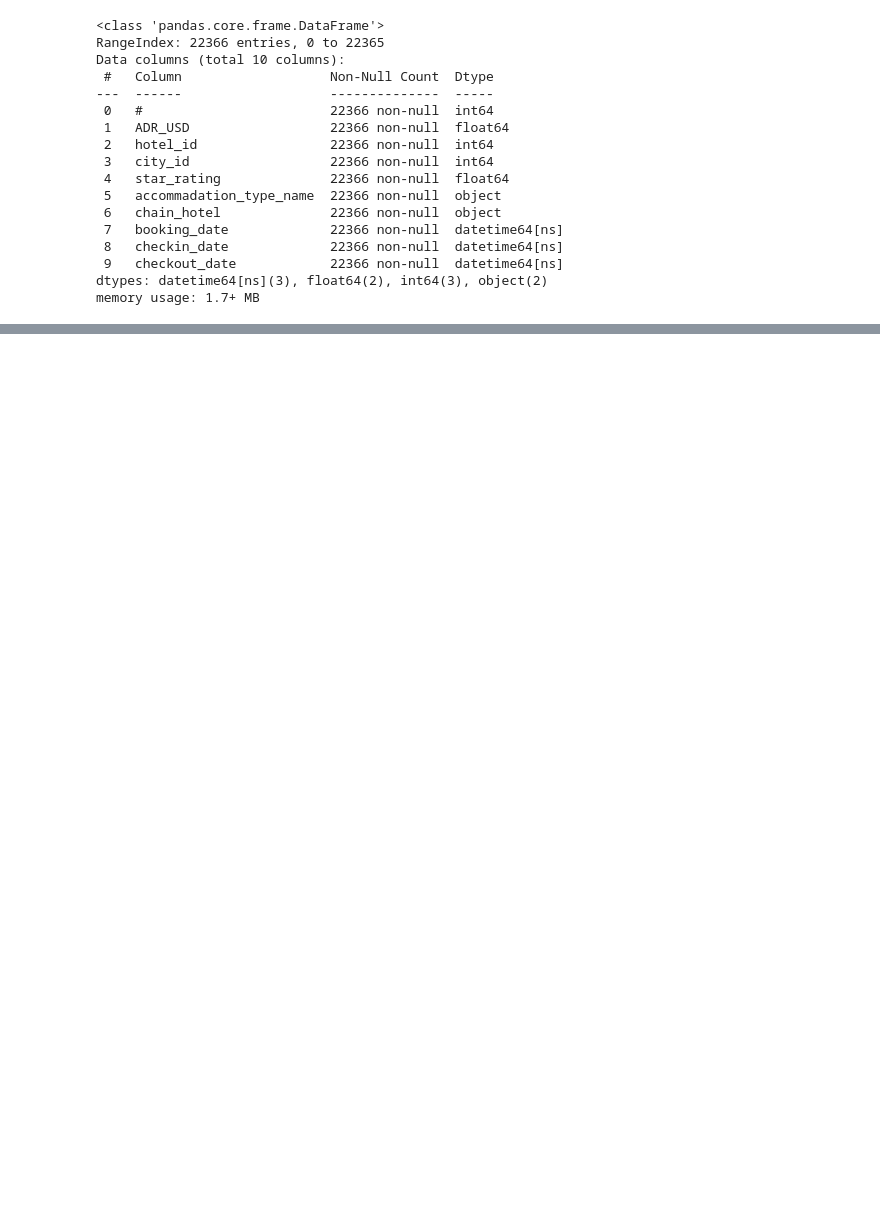
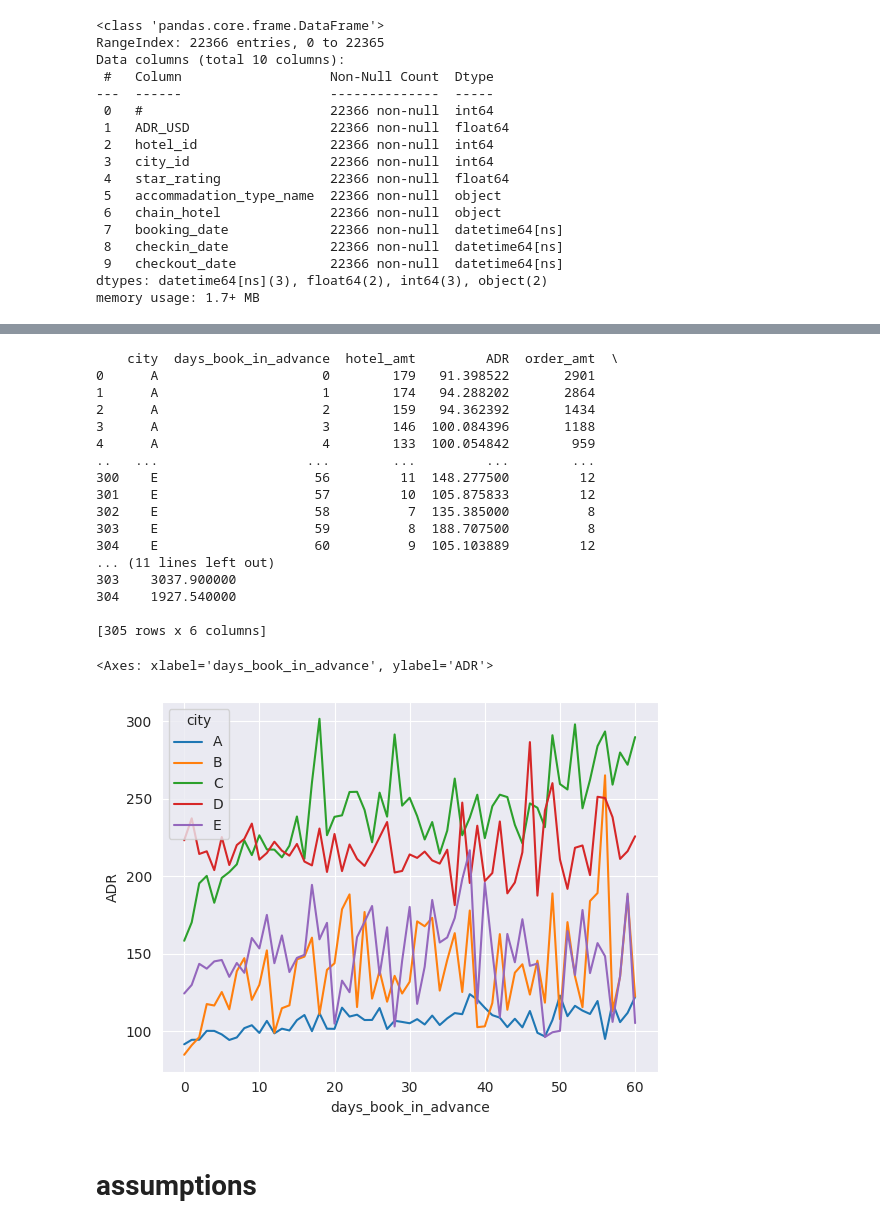
Before and after one commit to heimmer/profile, a Jupyter notebook: Case_Study.ipynb, the cells around one changed output, grey strips where cells are left out. Drawn from its saved outputs; the diff is of its cells as text; code cells hidden in the pictures; blank space fills up the shorter version.

```diff
--- a/Case_Study.ipynb
+++ b/Case_Study.ipynb
@@ -113,0 +370,34 @@ a[a['days_book_in_advance'] == '-1 days']
+# %%
+advance_booking_days = all_df[all_df['days_book_in_advance']!=-1].groupby(['city','days_book_in_advance']).agg({'hotel_id':'nunique'
+                  ,'ADR_USD':'mean'
+                  ,'booking_date':'count'
+                  ,'revenue':'sum'
+                  }
+                  ).reset_index()
+advance_booking_days.columns=['city','days_book_in_advance','hotel_amt','ADR','order_amt','revenue']
+print(advance_booking_days)
+
+sns.set_style('darkgrid')
+sns.lineplot(data=advance_booking_days,x='days_book_in_advance',y='ADR',hue='city')
+# %% [output]
+    city  days_book_in_advance  hotel_amt         ADR  order_amt  \
+0      A                     0        179   91.398522       2901
+1      A                     1        174   94.288202       2864
+2      A                     2        159   94.362392       1434
+3      A                     3        146  100.084396       1188
+4      A                     4        133  100.054842        959
+..   ...                   ...        ...         ...        ...
+300    E                    56         11  148.277500         12
+301    E                    57         10  105.875833         12
+302    E                    58          7  135.385000          8
+303    E                    59          8  188.707500          8
+304    E                    60          9  105.103889         12
+... (11 lines left out)
+303    3037.900000
+304    1927.540000
+
+[305 rows x 6 columns]
+<Axes: xlabel='days_book_in_advance', ylabel='ADR'>
+[figure, added]
+# %% [markdown]
+# assumptions
```
Also changed, not shown: parts of 52 cells of this notebook.
